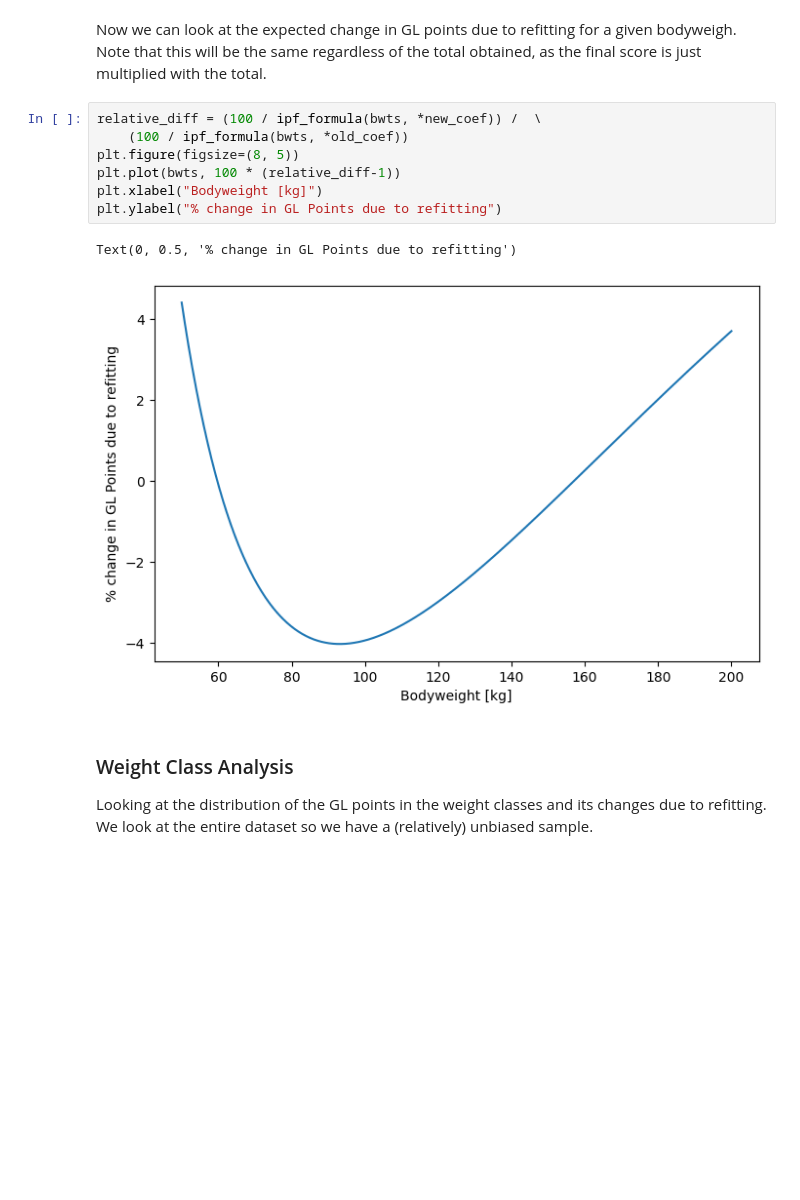
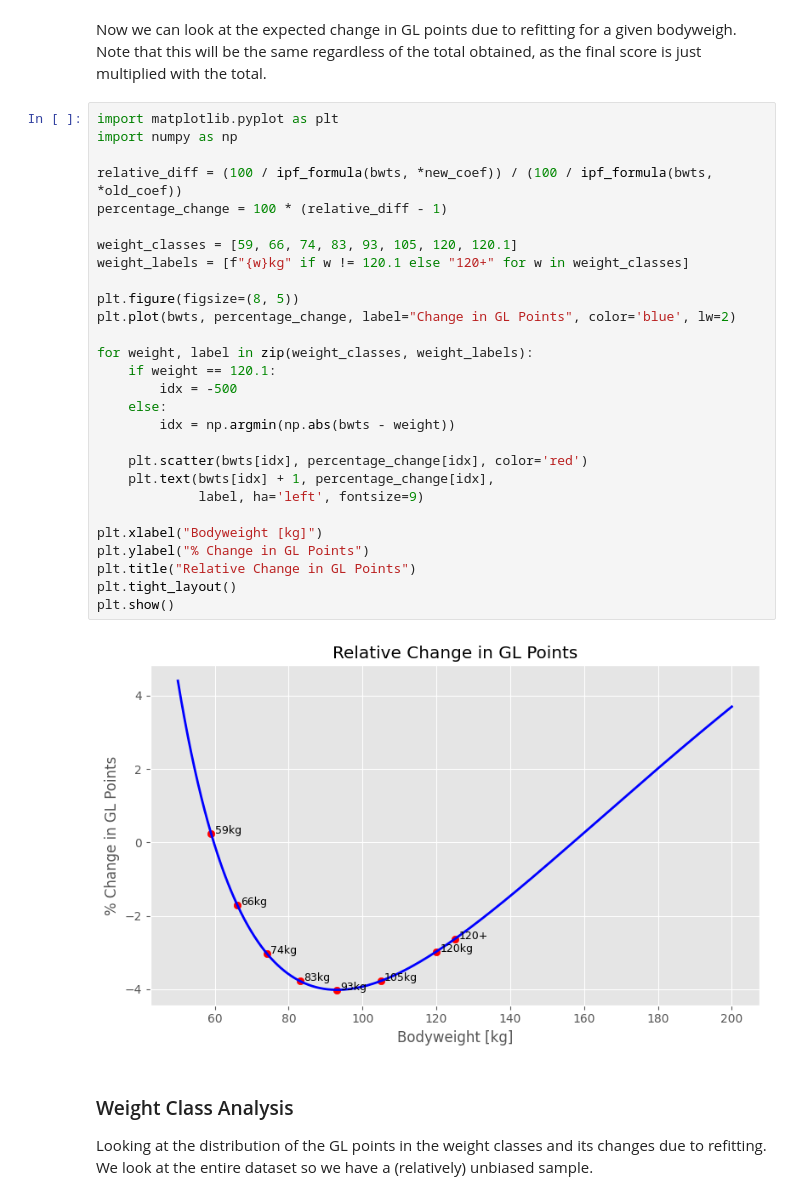
Before and after one commit to JoeryWesseling/RecalibratingIPFPoints, a Jupyter notebook: Refitting GL and DOTS/Refitting GL and DOTS/GL Points and DOTS Refitting & Analysis.ipynb, the cells around one changed output. Cells and saved outputs as stored; diff of their text form; blank space fills up the shorter version.

Commit message:
Adding the plots into the graph + percentage table.md

```diff
--- a/Refitting GL and DOTS/Refitting GL and DOTS/GL Points and DOTS Refitting & Analysis.ipynb
+++ b/Refitting GL and DOTS/Refitting GL and DOTS/GL Points and DOTS Refitting & Analysis.ipynb
@@ -46,15 +46,35 @@ plt.legend()
 # %% [markdown]
 Now we can look at the expected change in GL points due to refitting for a given bodyweigh. Note that this will be the same regardless of the total obtained, as the final score is just multiplied with the total.
 # %%
-relative_diff = (100 / ipf_formula(bwts, *new_coef)) /  \
-    (100 / ipf_formula(bwts, *old_coef))
+import matplotlib.pyplot as plt
+import numpy as np
+
+relative_diff = (100 / ipf_formula(bwts, *new_coef)) / (100 / ipf_formula(bwts, *old_coef))
+percentage_change = 100 * (relative_diff - 1)
+
+weight_classes = [59, 66, 74, 83, 93, 105, 120, 120.1]
+weight_labels = [f"{w}kg" if w != 120.1 else "120+" for w in weight_classes]
+
 plt.figure(figsize=(8, 5))
-plt.plot(bwts, 100 * (relative_diff-1))
+plt.plot(bwts, percentage_change, label="Change in GL Points", color='blue', lw=2)
+
+for weight, label in zip(weight_classes, weight_labels):
+    if weight == 120.1:
+        idx = -500
+    else:
+        idx = np.argmin(np.abs(bwts - weight))
+
+    plt.scatter(bwts[idx], percentage_change[idx], color='red')
+    plt.text(bwts[idx] + 1, percentage_change[idx],
+             label, ha='left', fontsize=9)
+
 plt.xlabel("Bodyweight [kg]")
-plt.ylabel("% change in GL Points due to refitting")
+plt.ylabel("% Change in GL Points")
+plt.title("Relative Change in GL Points")
+plt.tight_layout()
+plt.show()
 # %% [output]
-Text(0, 0.5, '% change in GL Points due to refitting')
-[figure, old version]
+[figure, new version]
 # %% [markdown]
 ### Weight Class Analysis
 Looking at the distribution of the GL points in the weight classes and its changes due to refitting. We look at the entire dataset so we have a (relatively) unbiased sample.
```
Also changed, not shown: parts of 1 cell of this notebook, 5 other files.
